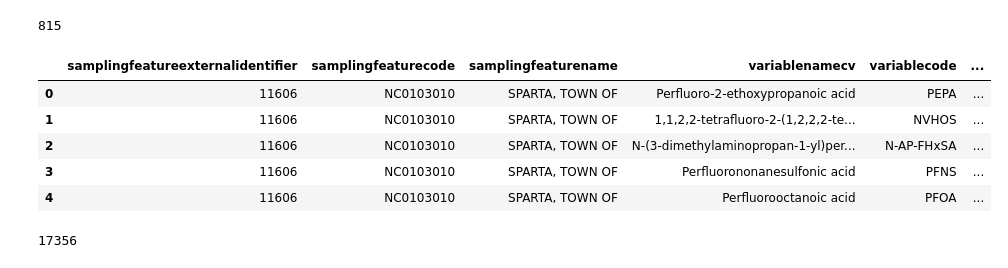
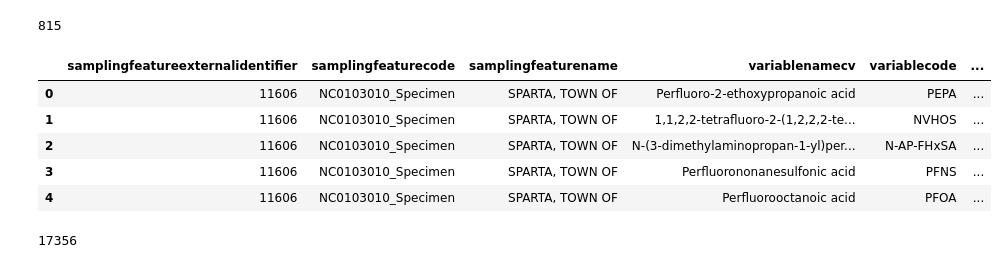
Before and after one commit to jmpmcmanus/ncpfast-ingest, a Jupyter notebook: insertResultsActions.ipynb, the cells around one changed output. Cells and saved outputs as stored; diff of their text form; code cells hidden in the pictures.

```diff
--- a/insertResultsActions.ipynb
+++ b/insertResultsActions.ipynb
@@ -123,6 +128,6 @@ def getTeam1ConcResultsMethods():
         print(e)
 # %%
-#df = getTeam1ConcResultsMethods()
-#df.head()
+df = getTeam1ConcResultsMethods()
+df.head()
 # %% [output]
 |  | samplingfeatureexternalidentifier | samplingfeaturecode | samplingfeaturename | variablenamecv | variablecode | ... |
@@ -162,6 +167,12 @@ def getTeam1RlResultsMethods():
                                      'sampledmediumcv', 'statuscv', 'unitid','unitabbreviation'])
                                      #'class', 'well_i_rat', 'intk_loc'])
         for row in rows:
+            variablecode = row[4]
+            if variablecode == 'NVHOS':
+                cv_variable_term = '801209-99-4'
+            else:
+                cv_variable_term = row[5]
+
             year,month,day = row[7].split('-')
             naive = datetime(int(year),int(month),int(day))
             eastern = pytz.timezone('America/New_York')
@@ -169,7 +180,8 @@ def getTeam1RlResultsMethods():
             resultdatetime = aware.replace(hour=12, minute=0, second=0)
             #is_dst(resultdatetime)
 
-            datasetcode = 'T1Data_'+str(row[8])
+            samplingfeaturecode = row[1]+'_Specimen'
+            datasetcode = 'T1Data_'+str(row[8])+'_'+samplingfeaturecode
             src_type = row[9]
             if src_type == 'G':
                 sitetypecv = 'Well'
@@ -188,27 +200,27 @@ def getTeam1RlResultsMethods():
             unitid = 2793
             unitabbreviation = 'rl_ppt'
 
-            df = df.append({'samplingfeatureexternalidentifier': row[0],'samplingfeaturecode': row[1],
-                            'samplingfeaturename': row[2],'variablenamecv': row[3],'variablecode': row[4],
-                            'cv_variable_term': row[5], 'datavalue': row[6],'resultdatetime': resultdatetime,
-                            'datasetcode': datasetcode, 'sitetypecv': sitetypecv, 'propertyvalue': row[10],
-                            'methodid': methodid, 'methodcode': methodcode, 'resulttypecv': resulttypecv,
-                            'sampledmediumcv': sampledmediumcv, 'statuscv': statuscv, 'unitid': unitid,
-                            'unitabbreviation': unitabbreviation},
+            df = df.append({'samplingfeatureexternalidentifier':row[0],'samplingfeaturecode':samplingfeaturecode,
+                            'samplingfeaturename':row[2],'variablenamecv':row[3],'variablecode':variablecode,
+                            'cv_variable_term':cv_variable_term,'datavalue':row[6],
+                            'resultdatetime':resultdatetime,'datasetcode':datasetcode,'sitetypecv':sitetypecv,
+                            'propertyvalue':row[10],'methodid':methodid,'methodcode':methodcode,
+                            'resulttypecv':resulttypecv,'sampledmediumcv':sampledmediumcv,'statuscv':statuscv,
+                            'unitid':unitid,'unitabbreviation':unitabbreviation},
                             #'class': row[11], 'well_i_rat': row[12], 'intk_loc': row[13]},
                            ignore_index = True)
 
         return df
-    except Error as e:
+    except sqlite3.Error as e:
         print(e)
 # %%
-#df = getTeam1RlResultsMethods()
-#df.head()
+df = getTeam1RlResultsMethods()
+df.head()
 # %% [output]
 |  | samplingfeatureexternalidentifier | samplingfeaturecode | samplingfeaturename | variablenamecv | variablecode | ... |
-| 0 | 11606 | NC0103010 | SPARTA, TOWN OF | Perfluoro-2-ethoxypropanoic acid | PEPA | ... |
-| 1 | 11606 | NC0103010 | SPARTA, TOWN OF | 1,1,2,2-tetrafluoro-2-(1,2,2,2-te... | NVHOS | ... |
-| 2 | 11606 | NC0103010 | SPARTA, TOWN OF | N-(3-dimethylaminopropan-1-yl)per... | N-AP-FHxSA | ... |
-| 3 | 11606 | NC0103010 | SPARTA, TOWN OF | Perfluorononanesulfonic acid | PFNS | ... |
-| 4 | 11606 | NC0103010 | SPARTA, TOWN OF | Perfluorooctanoic acid | PFOA | ... |
+| 0 | 11606 | NC0103010_Specimen | SPARTA, TOWN OF | Perfluoro-2-ethoxypropanoic acid | PEPA | ... |
+| 1 | 11606 | NC0103010_Specimen | SPARTA, TOWN OF | 1,1,2,2-tetrafluoro-2-(1,2,2,2-te... | NVHOS | ... |
+| 2 | 11606 | NC0103010_Specimen | SPARTA, TOWN OF | N-(3-dimethylaminopropan-1-yl)per... | N-AP-FHxSA | ... |
+| 3 | 11606 | NC0103010_Specimen | SPARTA, TOWN OF | Perfluorononanesulfonic acid | PFNS | ... |
+| 4 | 11606 | NC0103010_Specimen | SPARTA, TOWN OF | Perfluorooctanoic acid | PFOA | ... |
 # %%
```
Also changed, not shown: parts of 15 cells of this notebook, 9 other files.
